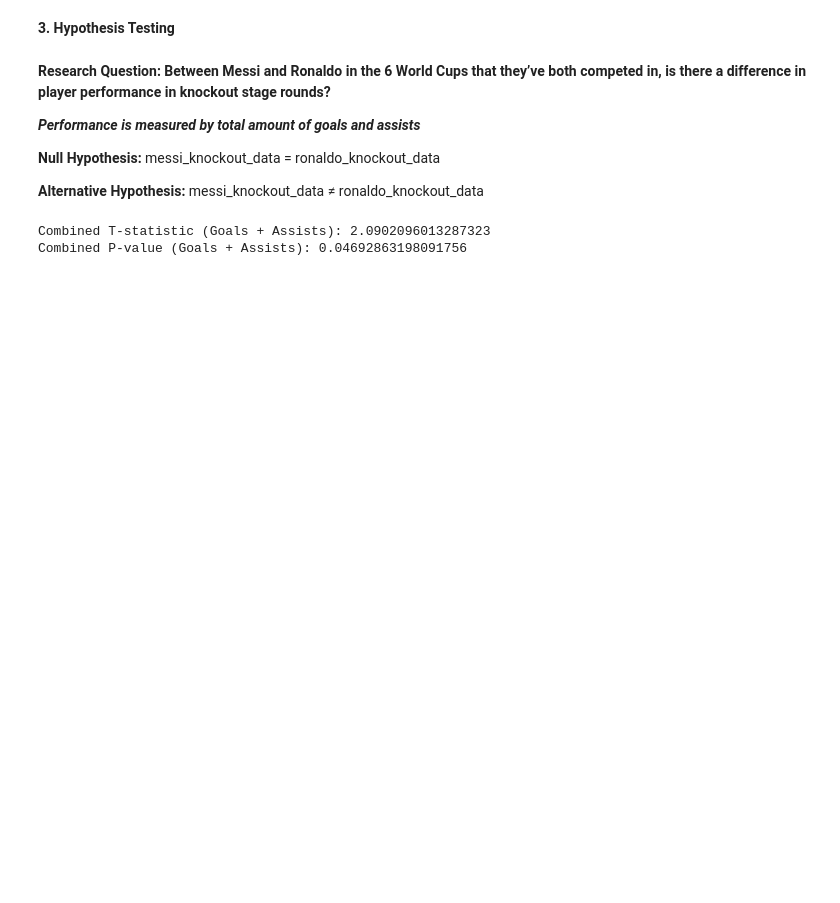
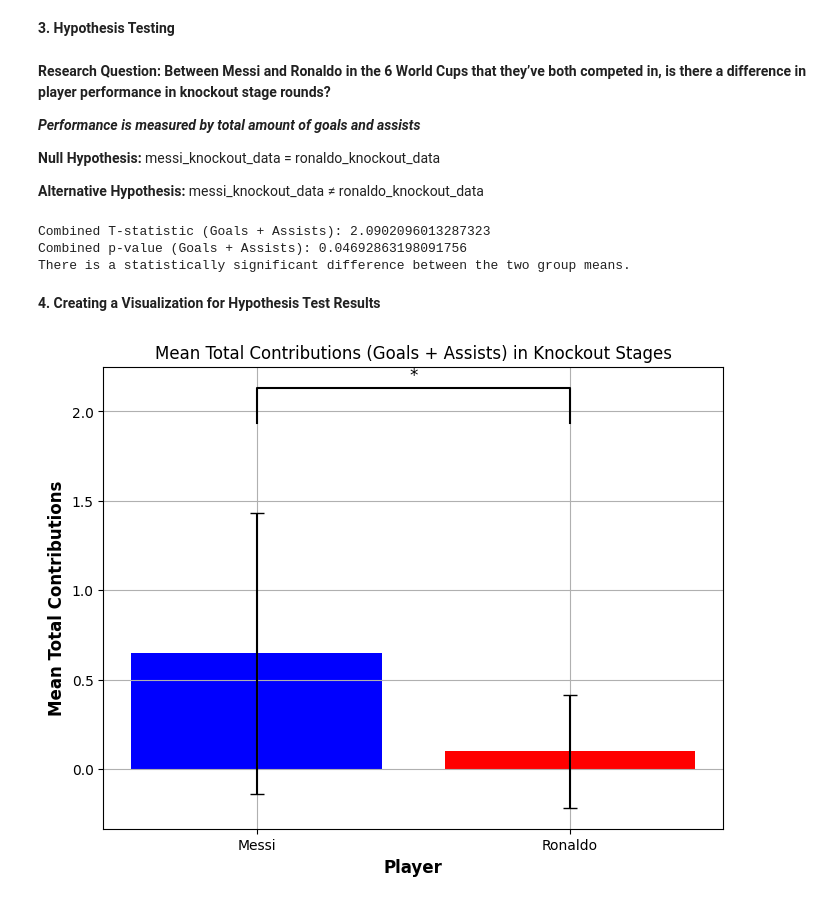
Before and after one commit to fideliseshun/DSRP-Research-Project, a Jupyter notebook: DSRP_Research_Project_Messi_vs_Ronaldo_FIFA_World_Cup.ipynb, the cells around one changed output. Cells and saved outputs as stored; diff of their text form; code cells hidden in the pictures; blank space fills up the shorter version.

```diff
--- a/DSRP_Research_Project_Messi_vs_Ronaldo_FIFA_World_Cup.ipynb
+++ b/DSRP_Research_Project_Messi_vs_Ronaldo_FIFA_World_Cup.ipynb
@@ -478,7 +481,46 @@ ronaldo_knockout_data['total_contributions'] = ronaldo_knockout_data['total_goal
 t_stat, p_val = stats.ttest_ind(messi_knockout_data['total_contributions'], ronaldo_knockout_data['total_contributions'])
 
 print(f"Combined T-statistic (Goals + Assists): {t_stat}")
-print(f"Combined P-value (Goals + Assists): {p_val}")
+print(f"Combined p-value (Goals + Assists): {p_val}")
+
+if p_val < 0.05:
+  print("There is a statistically significant difference between the two group means.")
+else:
+  print("There is not a statistically significant difference between thw two group means and the null hypothesis can't be rejected.")
 # %% [output]
 Combined T-statistic (Goals + Assists): 2.0902096013287323
-Combined P-value (Goals + Assists): 0.04692863198091756
+Combined p-value (Goals + Assists): 0.04692863198091756
+There is a statistically significant difference between the two group means.
+# %% [markdown]
+**4. Creating a Visualization for Hypothesis Test Results**
+# %%
+mean_messi = messi_knockout_data['total_contributions'].mean()
+mean_ronaldo = ronaldo_knockout_data['total_contributions'].mean()
+means = [mean_messi, mean_ronaldo]
+
+std_messi = messi_knockout_data['total_contributions'].std()
+std_ronaldo = ronaldo_knockout_data['total_contributions'].std()
+sds = [std_messi, std_ronaldo]
+
+x = ['Messi', 'Ronaldo']
+
+plt.figure(figsize=(8, 6))
+plt.bar(x, means, yerr=sds, capsize=5, color=['blue', 'red'])
+
+# Adjust y for annotation based on the data
+# This finds the maximum height reached by any bar, including its error bar.
+max_y_val = max(mean + std for mean, std in zip(means, sds))
+# Then, a small offset is added to place the annotation slightly above this highest point.
+y_annotation_pos = max_y_val + 0.5
+
+# Significance annotation
+plt.plot([0, 0, 1, 1], [y_annotation_pos, y_annotation_pos + 0.2, y_annotation_pos + 0.2, y_annotation_pos], lw=1.5, c='black')
+plt.text(0.5, y_annotation_pos + 0.22, "*", ha="center", va="bottom", color='black', fontsize=12)
+
+plt.title("Mean Total Contributions (Goals + Assists) in Knockout Stages")
+plt.xlabel("Player", fontsize = "large", fontweight = "bold")
+plt.ylabel("Mean Total Contributions", fontsize = "large", fontweight = "bold")
+plt.grid()
+plt.show()
+# %% [output]
+[figure, added]
```
Also changed, not shown: parts of 4 cells of this notebook.
